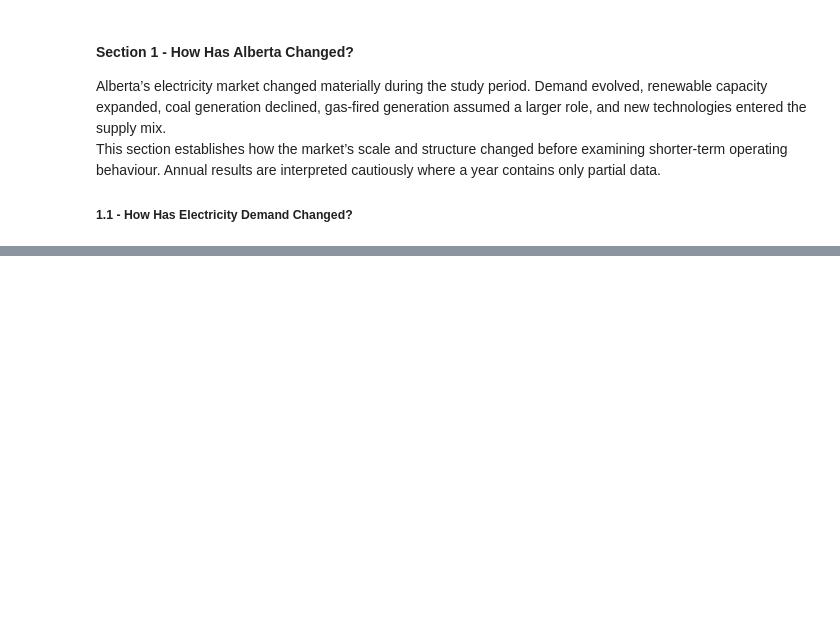
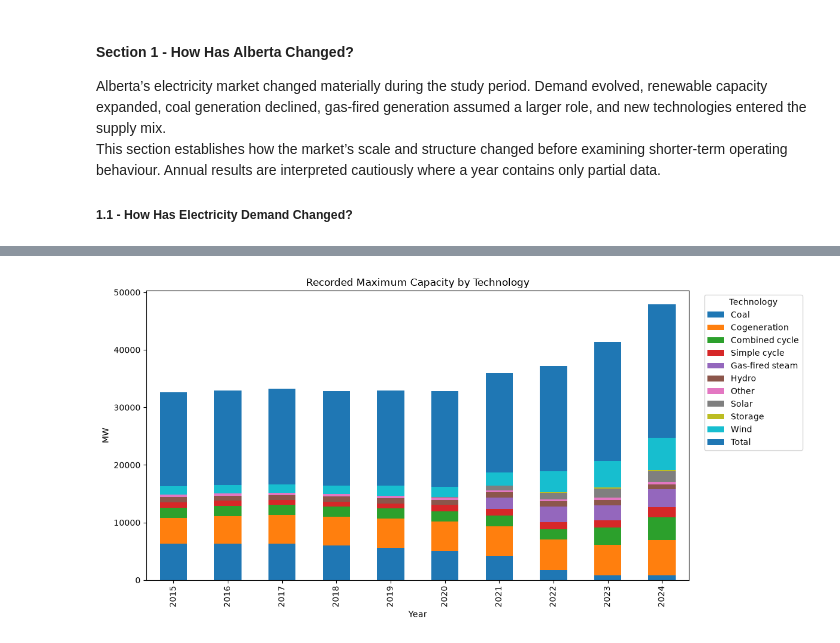
Before and after one commit to bhasein/alberta_power_markets_project, a Jupyter notebook: notebooks/01_Understanding_the_Alberta_Electricity_Market.ipynb, the cells around one changed output, grey strips where cells are left out. Drawn from its saved outputs; the diff is of its cells as text; code cells hidden in the pictures; blank space fills up the shorter version.

```diff
--- a/notebooks/01_Understanding_the_Alberta_Electricity_Market.ipynb
+++ b/notebooks/01_Understanding_the_Alberta_Electricity_Market.ipynb
@@ -698,0 +894,8 @@ True
+# %%
+invalid_capacity_columns = {
+    fuel: column
+    for fuel, column in CAPACITY_COLUMNS.items()
+    if column not in master.columns
+}
+
+print("Invalid capacity mappings:", invalid_capacity_columns)
@@ -698,0 +904,7 @@ True
+# %%
+annual_capacity_mw = pd.DataFrame({
+    fuel: master.groupby('year_alberta')[column].max()
+    for fuel, column in CAPACITY_COLUMNS.items()
+})
+
+annual_capacity_mw.round(1)
@@ -698,0 +924,22 @@ True
+# %%
+fig, ax = plt.subplots(figsize = (12, 6))
+
+annual_capacity_mw.plot(
+    kind = 'bar',
+    stacked = True,
+    ax = ax
+)
+
+ax.set_title('Recorded Maximum Capacity by Technology')
+ax.set_xlabel('Year')
+ax.set_ylabel('MW')
+ax.legend(
+    title = 'Technology',
+    bbox_to_anchor = (1.02, 1),
+    loc = 'upper left'
+)
+
+plt.tight_layout()
+plt.show()
+# %% [output]
+[figure, added]
```
Also changed, not shown: parts of 52 cells of this notebook.
